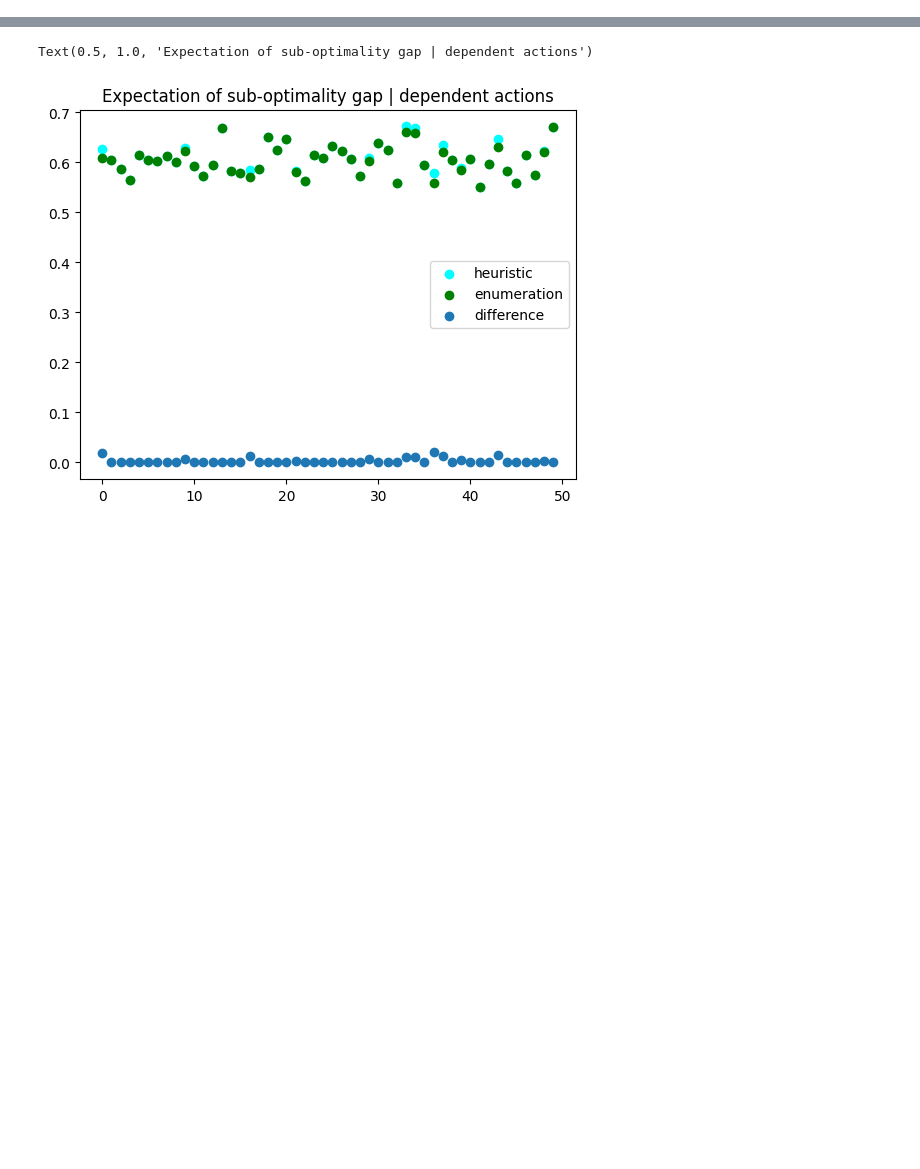
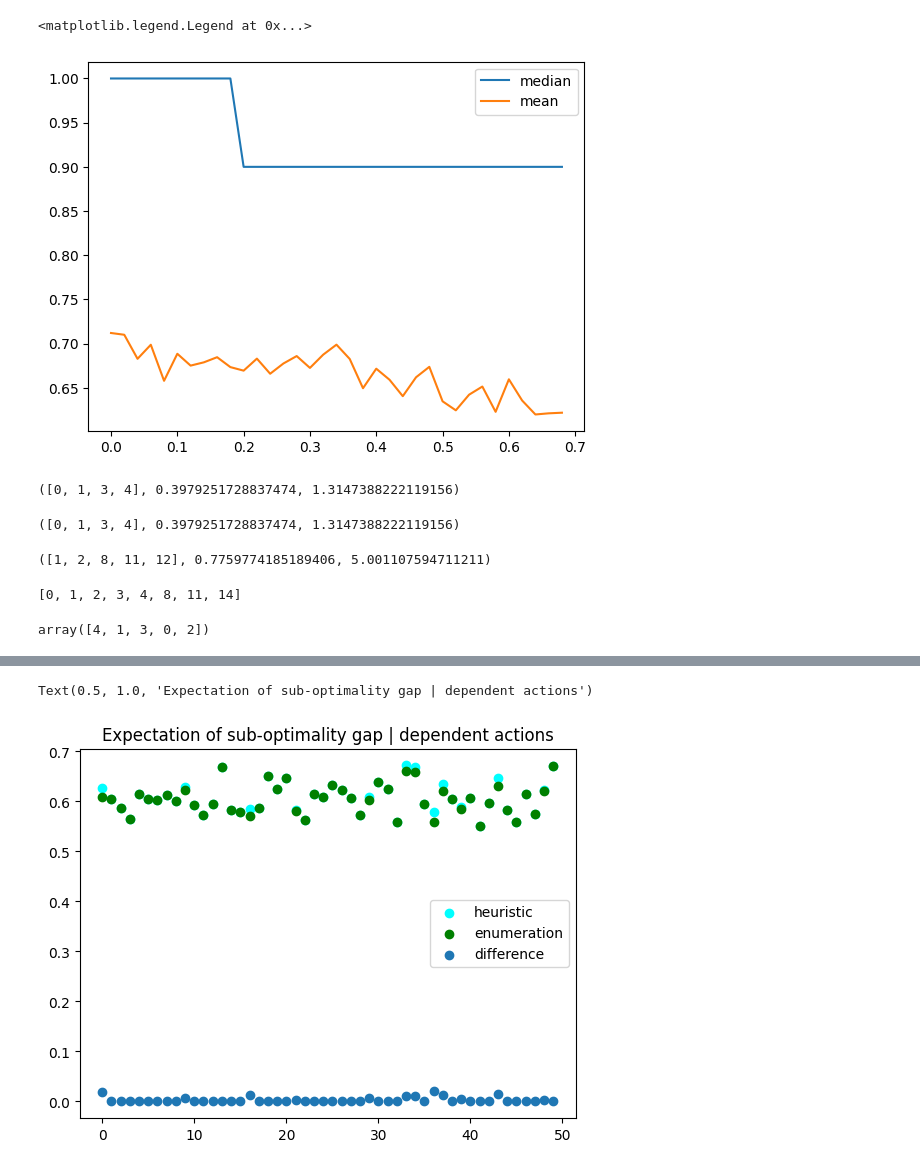
Before and after one commit to Quan-Zhou/MAB, a Jupyter notebook: suboptimality.ipynb, the cells around one changed output, grey strips where cells are left out. Cells and saved outputs as stored; diff of their text form; code cells hidden in the pictures; blank space fills up the shorter version.

```diff
--- a/suboptimality.ipynb
+++ b/suboptimality.ipynb
@@ -60,2 +68,23 @@ array([1.13826501, 2.93459981, 0.4223494 , 0.91175598, 3.092995  ,
+# %%
+def meanvsmedian(a,name):
+    # Define probabilities
+    probabilities = [0.7-a, a, 0.3]  # Probabilities for [1, 0.9, 0]
+    values = [1, 0.9, 0]  # Corresponding values
+    # Generate 1000 samples
+    samples = np.random.choice(values, size=1000, p=probabilities)
+    if name=='median':
+        return np.median(samples)
+    else:
+        return np.mean(samples)
+    # print("Median of the samples:", np.median(samples))
+    # print("Mean of the samples:", np.mean(samples))
+# %%
+x=np.arange(0,0.7,0.02)
+plt.plot(x,[meanvsmedian(i,'median') for i in x],label='median')
+plt.plot(x,[meanvsmedian(i,'mean') for i in x],label='mean')
+plt.legend()
+# %% [output]
+<matplotlib.legend.Legend at 0x...>
+[figure, added]
 # %%
 class suboptimality:
@@ -124,0 +226,22 @@ class suboptimality:
+# %%
+trial.enumeration()
+# %% [output]
+([0, 1, 3, 4], 0.3979251728837474, 1.3147388222119156)
+# %%
+trial.enumeration(trial.unionset())
+# %% [output]
+([0, 1, 3, 4], 0.3979251728837474, 1.3147388222119156)
+# %%
+trial.bound_enumeration(trial.unionset())
+# %% [output]
+([1, 2, 8, 11, 12], 0.7759774185189406, 5.001107594711211)
+# %%
+trial.unionset()
+# %% [output]
+[0, 1, 2, 3, 4, 8, 11, 14]
+# %%
+optA=trial.bound_enumeration()[0]
+bourank=[sorted(trial.bounds(1-delta/2),reverse=True).index(x) for x in trial.bounds(1-delta/2)]
+np.array(bourank)[optA]
+# %% [output]
+array([4, 1, 3, 0, 2])
```
Also changed, not shown: parts of 28 cells of this notebook, 2 other files.
